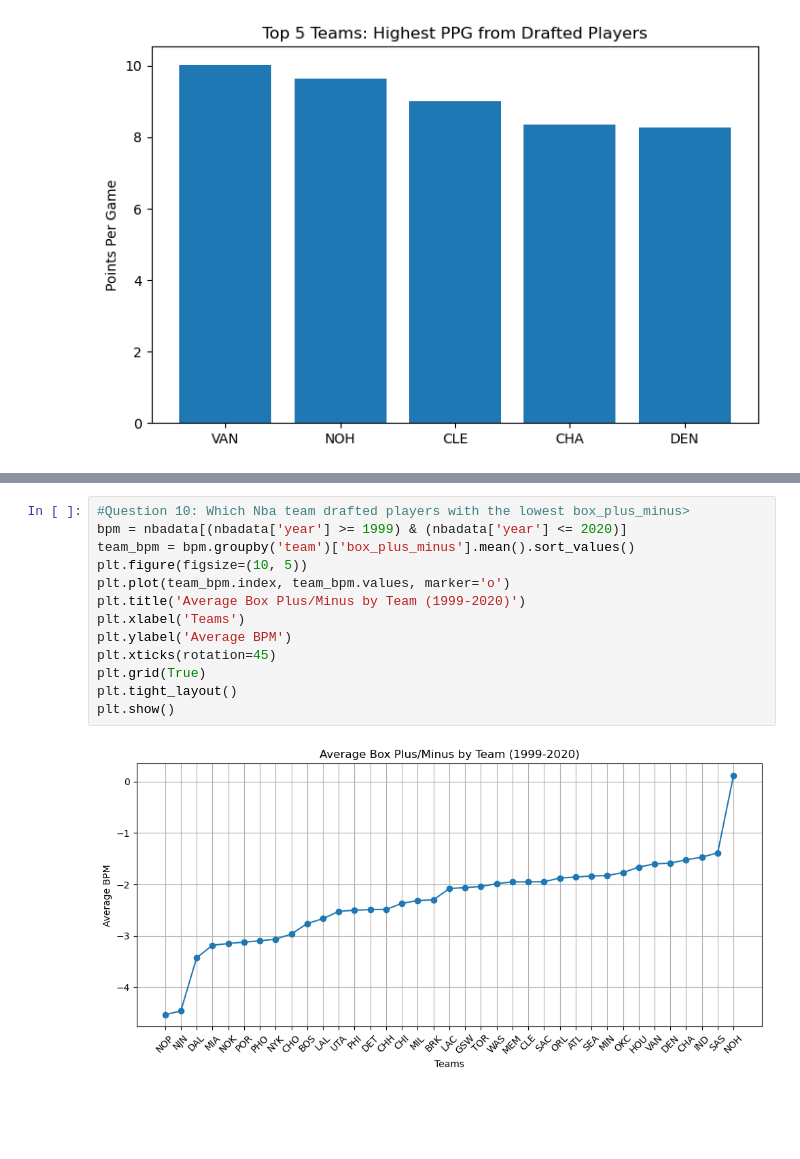
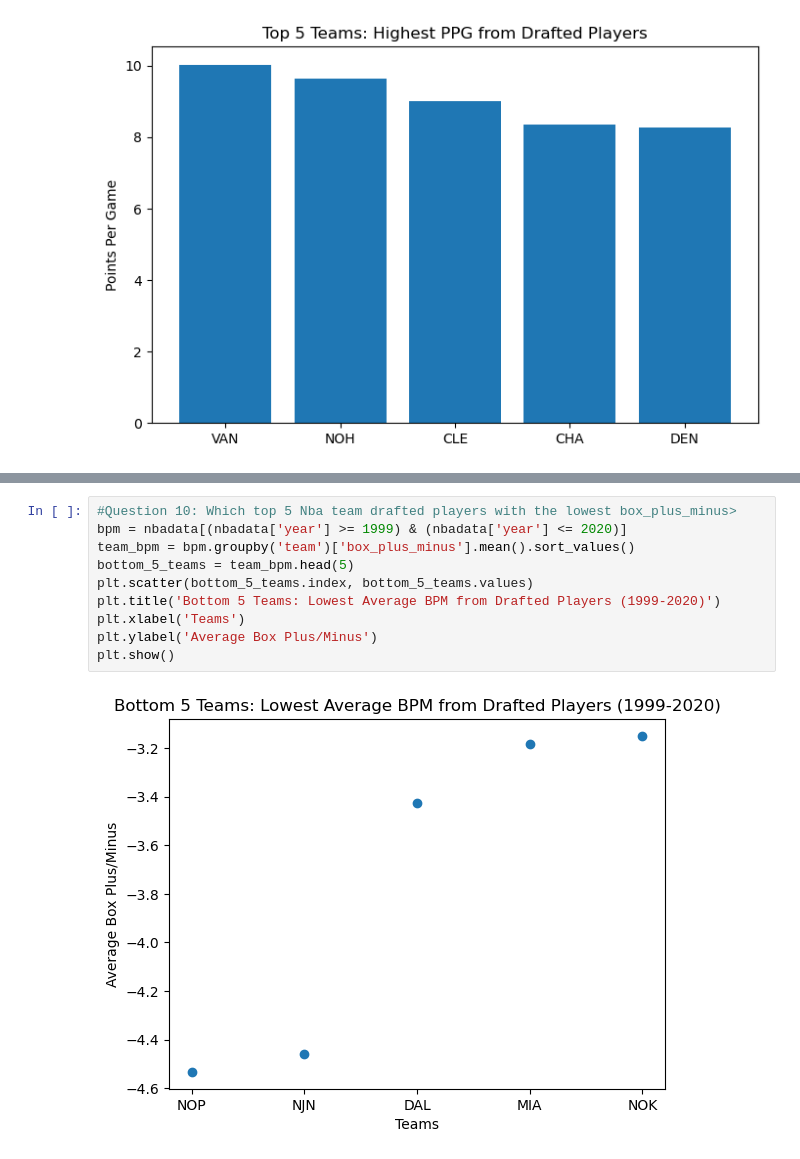
Before and after one commit to build-summer-2025/async-final-project-yellow-Tim, a Jupyter notebook: final_project_example.ipynb, the cells around one changed output, grey strips where cells are left out. Cells and saved outputs as stored; diff of their text form; blank space fills up the shorter version.

```diff
--- a/final_project_example.ipynb
+++ b/final_project_example.ipynb
@@ -144,17 +153,14 @@ plt.show()
 # %% [output]
 [figure]
 # %%
-#Question 10: Which Nba team drafted players with the lowest box_plus_minus>
+#Question 10: Which top 5 Nba team drafted players with the lowest box_plus_minus>
 bpm = nbadata[(nbadata['year'] >= 1999) & (nbadata['year'] <= 2020)]
 team_bpm = bpm.groupby('team')['box_plus_minus'].mean().sort_values()
-plt.figure(figsize=(10, 5))
-plt.plot(team_bpm.index, team_bpm.values, marker='o')
-plt.title('Average Box Plus/Minus by Team (1999-2020)')
+bottom_5_teams = team_bpm.head(5)
+plt.scatter(bottom_5_teams.index, bottom_5_teams.values)
+plt.title('Bottom 5 Teams: Lowest Average BPM from Drafted Players (1999-2020)')
 plt.xlabel('Teams')
-plt.ylabel('Average BPM')
-plt.xticks(rotation=45)
-plt.grid(True)
-plt.tight_layout()
+plt.ylabel('Average Box Plus/Minus')
 plt.show()
 # %% [output]
-[figure, old version]
+[figure, new version]
```
Also changed, not shown: parts of 3 cells of this notebook.
